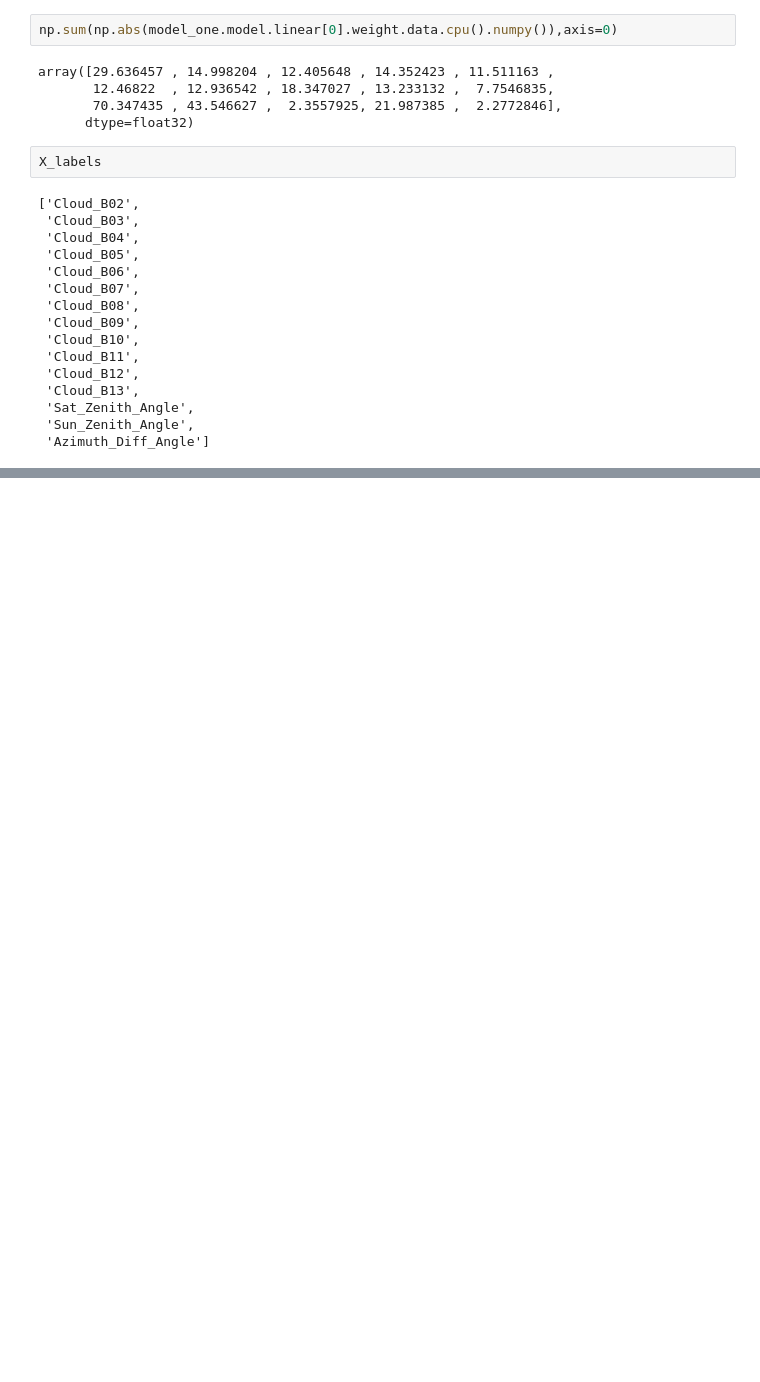
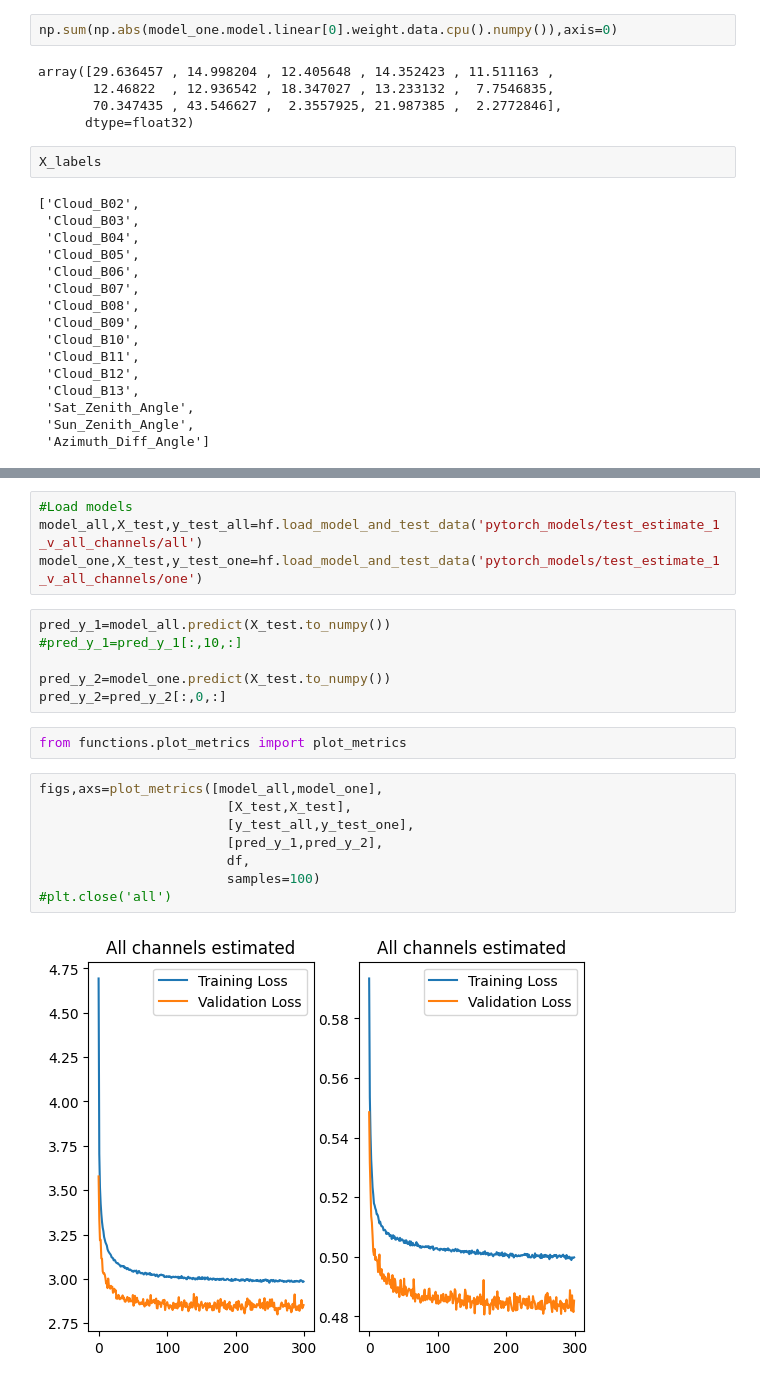
Before and after one commit to filipronn/SEEX30_Cloud_Fog, a Jupyter notebook: Cloud_rm/torch_qrnn_test_1_vs_all_channels.ipynb, the cells around one changed output, grey strips where cells are left out. Saved outputs shown, nothing was run; the diff lists cells and outputs as text; blank space fills up the shorter version.

Commit message:
Added a function for plotting metrics

```diff
--- a/Cloud_rm/torch_qrnn_test_1_vs_all_channels.ipynb
+++ b/Cloud_rm/torch_qrnn_test_1_vs_all_channels.ipynb
@@ -481,0 +570,22 @@ X_labels
+# %%
+#Load models
+model_all,X_test,y_test_all=hf.load_model_and_test_data('pytorch_models/test_estimate_1_v_all_channels/all')
+model_one,X_test,y_test_one=hf.load_model_and_test_data('pytorch_models/test_estimate_1_v_all_channels/one')
+# %%
+pred_y_1=model_all.predict(X_test.to_numpy())
+#pred_y_1=pred_y_1[:,10,:]
+
+pred_y_2=model_one.predict(X_test.to_numpy())
+pred_y_2=pred_y_2[:,0,:]
+# %%
+from functions.plot_metrics import plot_metrics
+# %%
+figs,axs=plot_metrics([model_all,model_one],
+                        [X_test,X_test],
+                        [y_test_all,y_test_one],
+                        [pred_y_1,pred_y_2],
+                        df,
+                        samples=100)
+#plt.close('all')
+# %% [output]
+[figure, added]
```
Also changed, not shown: parts of 6 cells of this notebook, 1 other file.
